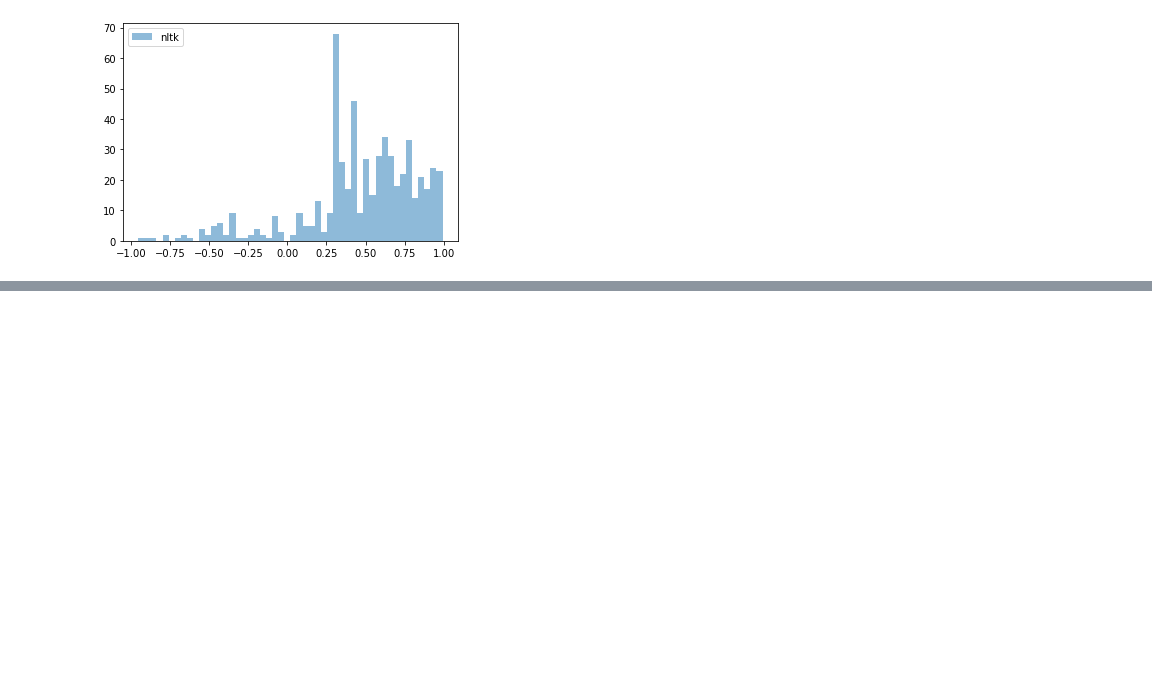
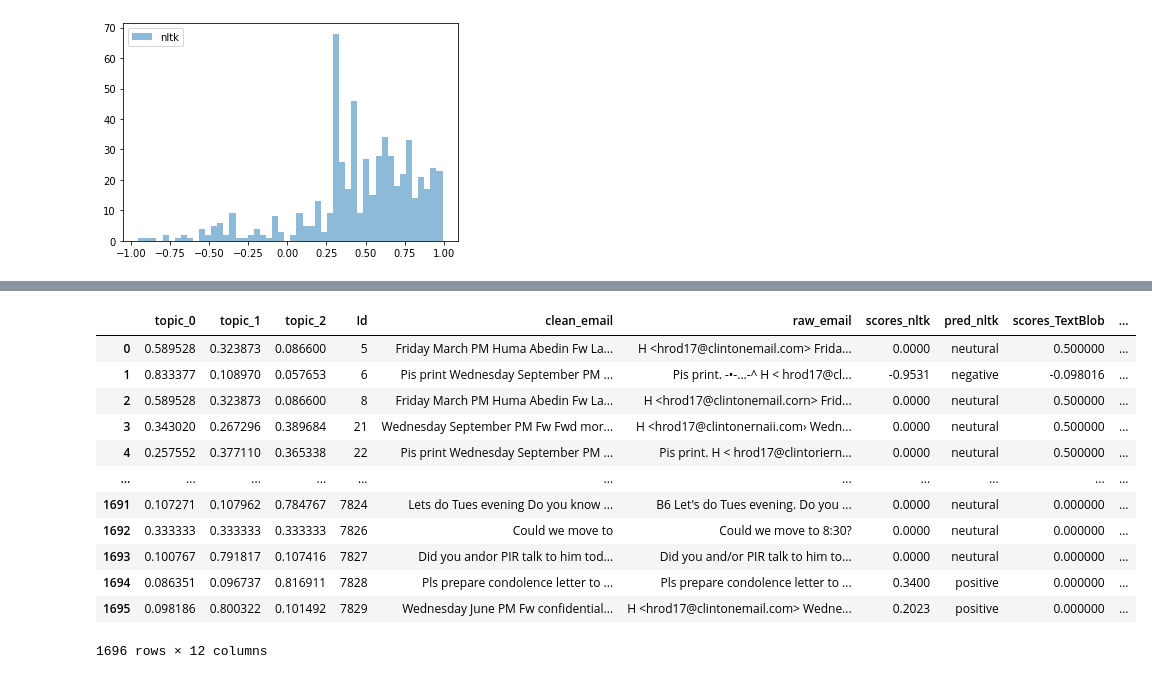
Before and after one commit to vanessa920/nlp_hillary_email, a Jupyter notebook: hilary_email_EDA.ipynb, the cells around one changed output, grey strips where cells are left out. Saved outputs shown, nothing was run; the diff lists cells and outputs as text; code cells hidden in the pictures; blank space fills up the shorter version.

```diff
--- a/hilary_email_EDA.ipynb
+++ b/hilary_email_EDA.ipynb
@@ -436,8 +434,7 @@ textblob = list(topic_df["pred_TextBlob"])
 nltksen = list(topic_df['pred_nltk'])
 # %%
 for i in range(len(textblob)):
-        if textblob[i] != nltksen[i]:
-            topic_df["same"][i] = "0"
-        else:
-            topic_df["same"][i] = "1"
+
+    if textblob[i] == nltksen[i]:
+        topic_df["same"][i] = 1
 # %%
@@ -458,0 +460,2 @@ plt.show()
+# %%
+topic_df["topic"] = topic_df.iloc[:,:3].idxmax(axis=1)
@@ -458,0 +474,16 @@ plt.show()
+# %%
+topic_df
+# %% [output]
+|  | topic_0 | topic_1 | topic_2 | Id | clean_email | raw_email | scores_nltk | pred_nltk | scores_TextBlob | ... |
+| 0 | 0.589528 | 0.323873 | 0.086600 | 5 | Friday March PM Huma Abedin Fw La... | H <hrod17@clintonemail.com> Frida... | 0.0000 | neutural | 0.500000 | ... |
+| 1 | 0.833377 | 0.108970 | 0.057653 | 6 | Pis print Wednesday September PM ... | Pis print. -•-...-^ H < hrod17@cl... | -0.9531 | negative | -0.098016 | ... |
+| 2 | 0.589528 | 0.323873 | 0.086600 | 8 | Friday March PM Huma Abedin Fw La... | H <hrod17@clintonemail.corn> Frid... | 0.0000 | neutural | 0.500000 | ... |
+| 3 | 0.343020 | 0.267296 | 0.389684 | 21 | Wednesday September PM Fw Fwd mor... | H <hrod17@clintonernaii.com› Wedn... | 0.0000 | neutural | 0.500000 | ... |
+| 4 | 0.257552 | 0.377110 | 0.365338 | 22 | Pis print Wednesday September PM ... | Pis print. H < hrod17@clintoriern... | 0.0000 | neutural | 0.500000 | ... |
+| ... | ... | ... | ... | ... | ... | ... | ... | ... | ... | ... |
+| 1691 | 0.107271 | 0.107962 | 0.784767 | 7824 | Lets do Tues evening Do you know ... | B6 Let's do Tues evening. Do you ... | 0.0000 | neutural | 0.000000 | ... |
+| 1692 | 0.333333 | 0.333333 | 0.333333 | 7826 | Could we move to | Could we move to 8:30? | 0.0000 | neutural | 0.000000 | ... |
+| 1693 | 0.100767 | 0.791817 | 0.107416 | 7827 | Did you andor PIR talk to him tod... | Did you and/or PIR talk to him to... | 0.0000 | neutural | 0.000000 | ... |
+| 1694 | 0.086351 | 0.096737 | 0.816911 | 7828 | Pls prepare condolence letter to ... | Pls prepare condolence letter to ... | 0.3400 | positive | 0.000000 | ... |
+| 1695 | 0.098186 | 0.800322 | 0.101492 | 7829 | Wednesday June PM Fw confidential... | H <hrod17@clintonemail.com> Wedne... | 0.2023 | positive | 0.000000 | ... |
+1696 rows × 12 columns
```
Also changed, not shown: parts of 25 cells of this notebook, 2 other files.
